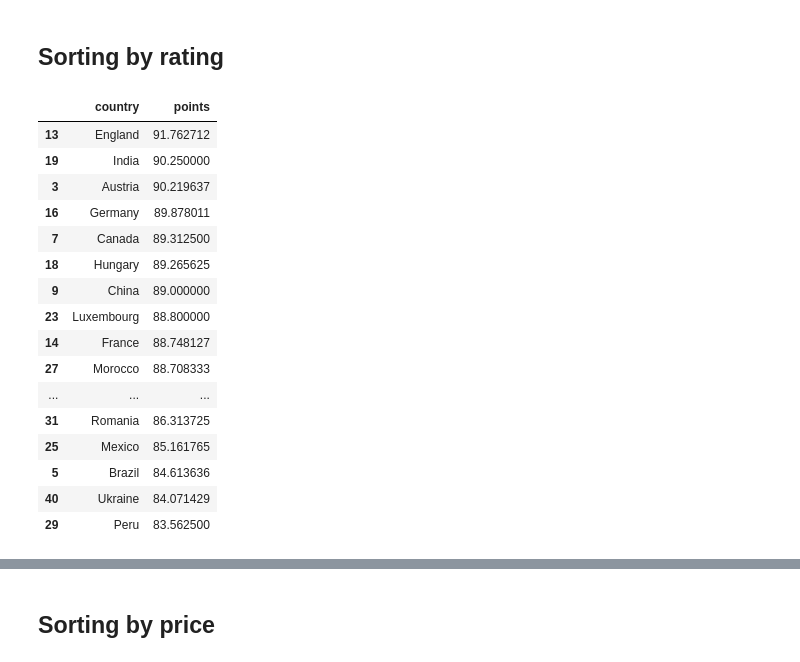
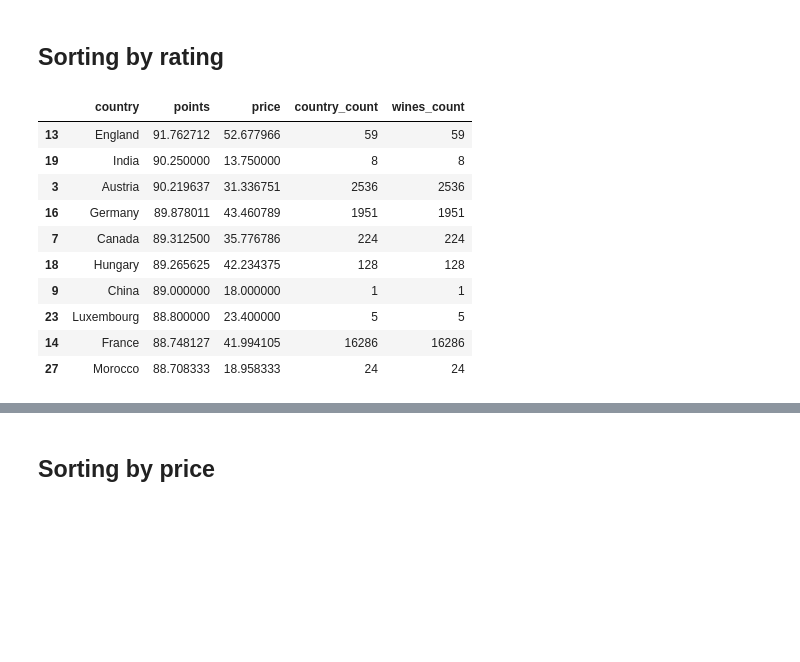
Before and after one commit to SergeyTrubnikov/wine_analysis, a Jupyter notebook: wine_analysis.ipynb, the cells around one changed output, grey strips where cells are left out. Cells and saved outputs as stored; diff of their text form; code cells hidden in the pictures; blank space fills up the shorter version.

```diff
--- a/wine_analysis.ipynb
+++ b/wine_analysis.ipynb
@@ -23,20 +55,14 @@ wine_sorted_by_rating = wine_sorted_by_rating.sort_values(by="points", ascending
-# %%
-wine_sorted_by_rating
-# %% [output]
-|  | country | points |
-| 13 | England | 91.762712 |
-| 19 | India | 90.250000 |
-| 3 | Austria | 90.219637 |
-| 16 | Germany | 89.878011 |
-| 7 | Canada | 89.312500 |
-| 18 | Hungary | 89.265625 |
-| 9 | China | 89.000000 |
-| 23 | Luxembourg | 88.800000 |
-| 14 | France | 88.748127 |
-| 27 | Morocco | 88.708333 |
-| ... | ... | ... |
-| 31 | Romania | 86.313725 |
-| 25 | Mexico | 85.161765 |
-| 5 | Brazil | 84.613636 |
-| 40 | Ukraine | 84.071429 |
-| 29 | Peru | 83.562500 |
+# %%
+wines_sorted_by_country
+# %% [output]
+|  | country | points | price | country_count | wines_count |
+| 13 | England | 91.762712 | 52.677966 | 59 | 59 |
+| 19 | India | 90.250000 | 13.750000 | 8 | 8 |
+| 3 | Austria | 90.219637 | 31.336751 | 2536 | 2536 |
+| 16 | Germany | 89.878011 | 43.460789 | 1951 | 1951 |
+| 7 | Canada | 89.312500 | 35.776786 | 224 | 224 |
+| 18 | Hungary | 89.265625 | 42.234375 | 128 | 128 |
+| 9 | China | 89.000000 | 18.000000 | 1 | 1 |
+| 23 | Luxembourg | 88.800000 | 23.400000 | 5 | 5 |
+| 14 | France | 88.748127 | 41.994105 | 16286 | 16286 |
+| 27 | Morocco | 88.708333 | 18.958333 | 24 | 24 |
```
Also changed, not shown: parts of 31 cells of this notebook.
